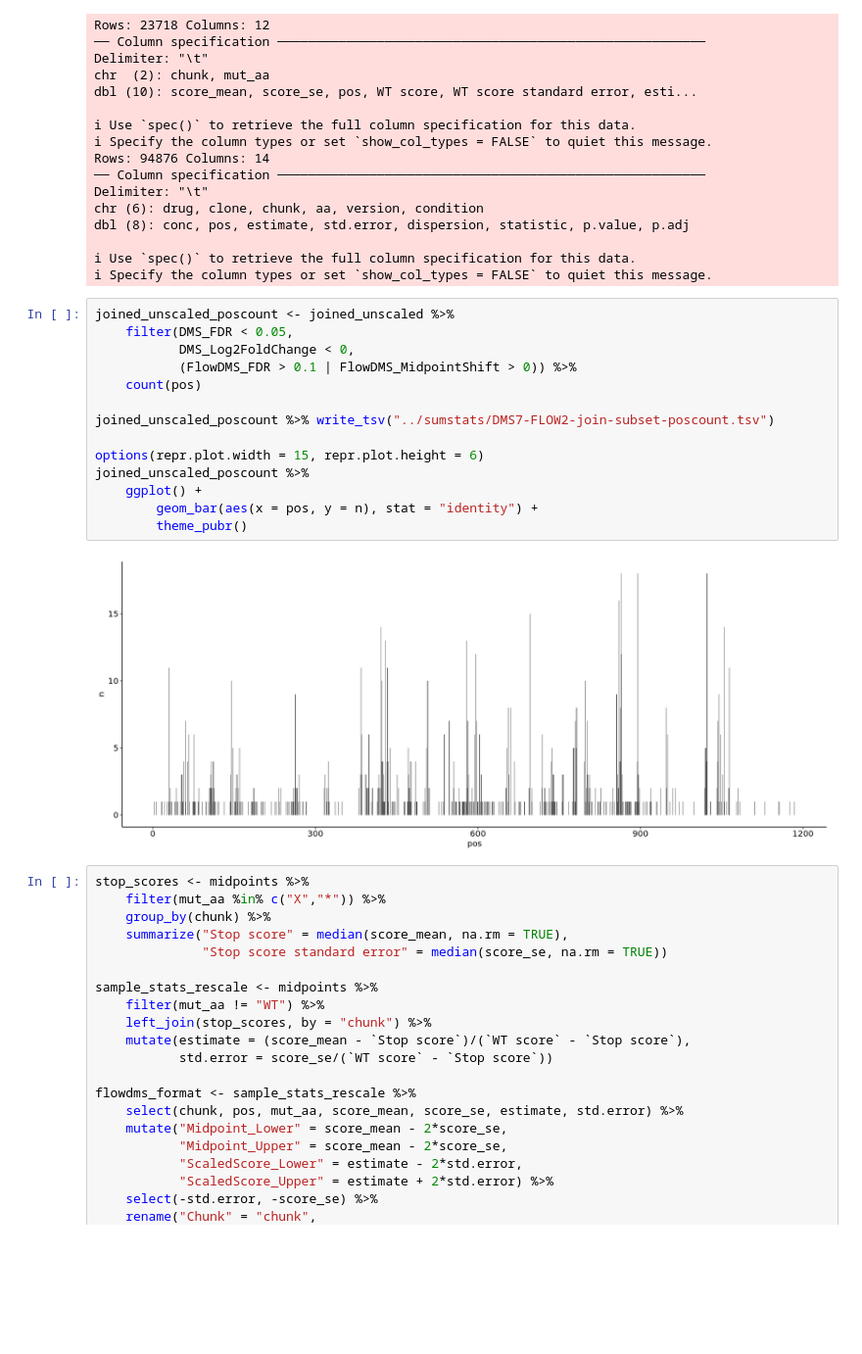
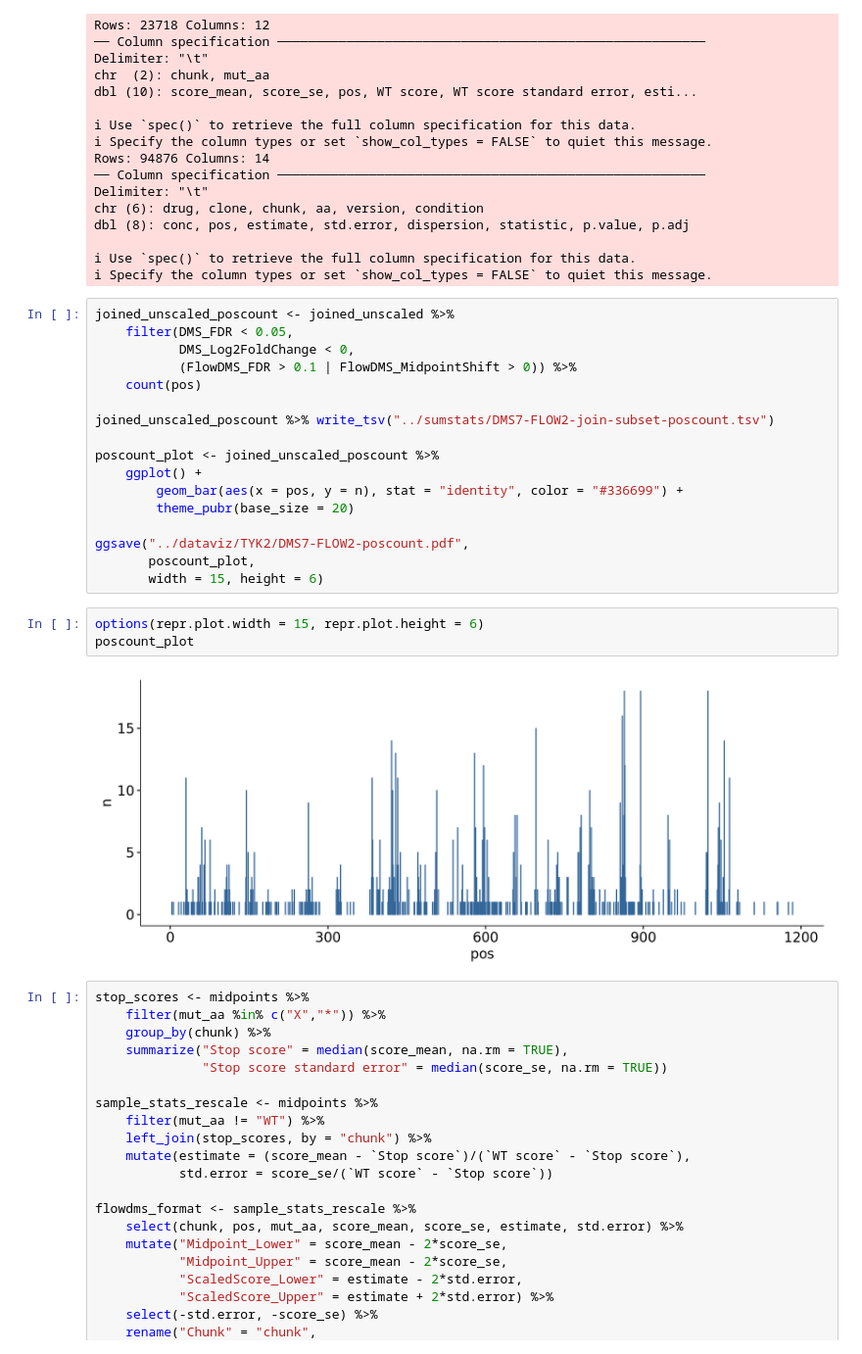
Before and after one commit to MiTPenguin/bms-dms, a Jupyter notebook: notebooks/TYK2-Rescale-Global.ipynb, the cells around one changed output. Shown at 98% size. Saved outputs shown, nothing was run; the diff lists cells and outputs as text; blank space fills up the shorter version.

```diff
--- a/notebooks/TYK2-Rescale-Global.ipynb
+++ b/notebooks/TYK2-Rescale-Global.ipynb
@@ -61,13 +61,19 @@ joined_unscaled_poscount <- joined_unscaled %>%
 
 joined_unscaled_poscount %>% write_tsv("../sumstats/DMS7-FLOW2-join-subset-poscount.tsv")
 
-options(repr.plot.width = 15, repr.plot.height = 6)
-joined_unscaled_poscount %>%
+poscount_plot <- joined_unscaled_poscount %>%
     ggplot() +
-        geom_bar(aes(x = pos, y = n), stat = "identity") +
-        theme_pubr()
+        geom_bar(aes(x = pos, y = n), stat = "identity", color = "#336699") +
+        theme_pubr(base_size = 20)
+
+ggsave("../dataviz/TYK2/DMS7-FLOW2-poscount.pdf",
+       poscount_plot,
+       width = 15, height = 6)
-# %% [output]
-[figure, removed]
+# %%
+options(repr.plot.width = 15, repr.plot.height = 6)
+poscount_plot
+# %% [output]
+[figure, added]
 # %%
 stop_scores <- midpoints %>%
     filter(mut_aa %in% c("X","*")) %>%
```
Also changed, not shown: 6 other files.
